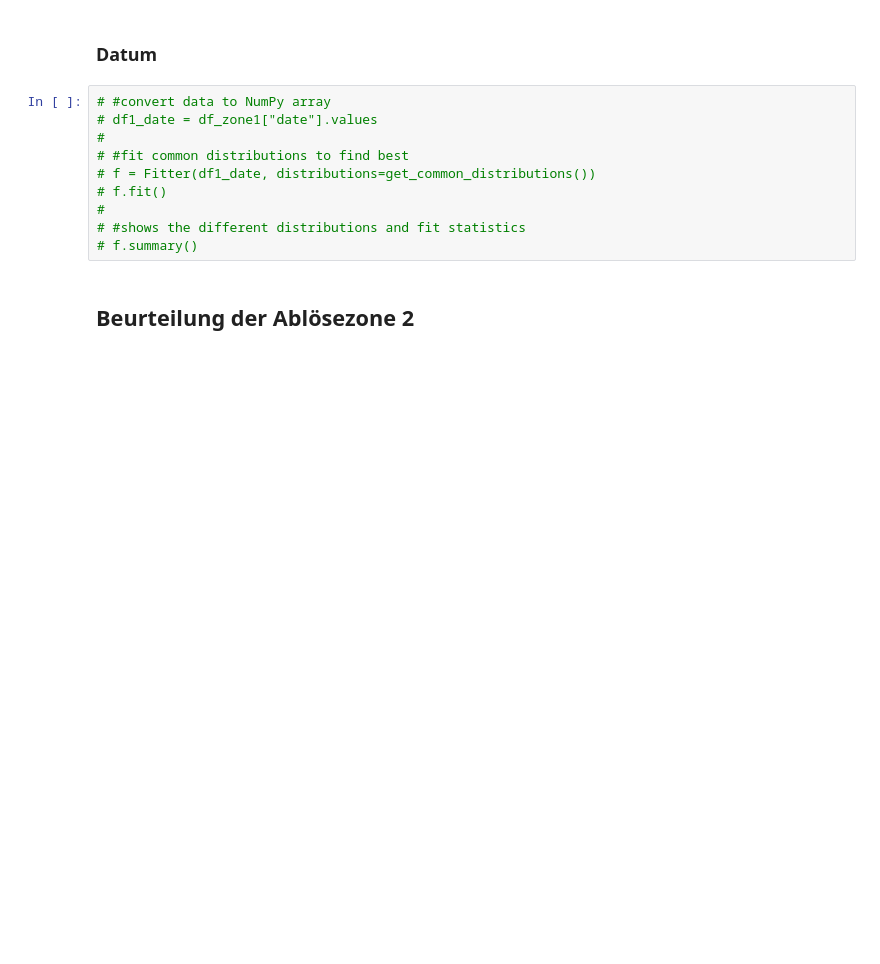
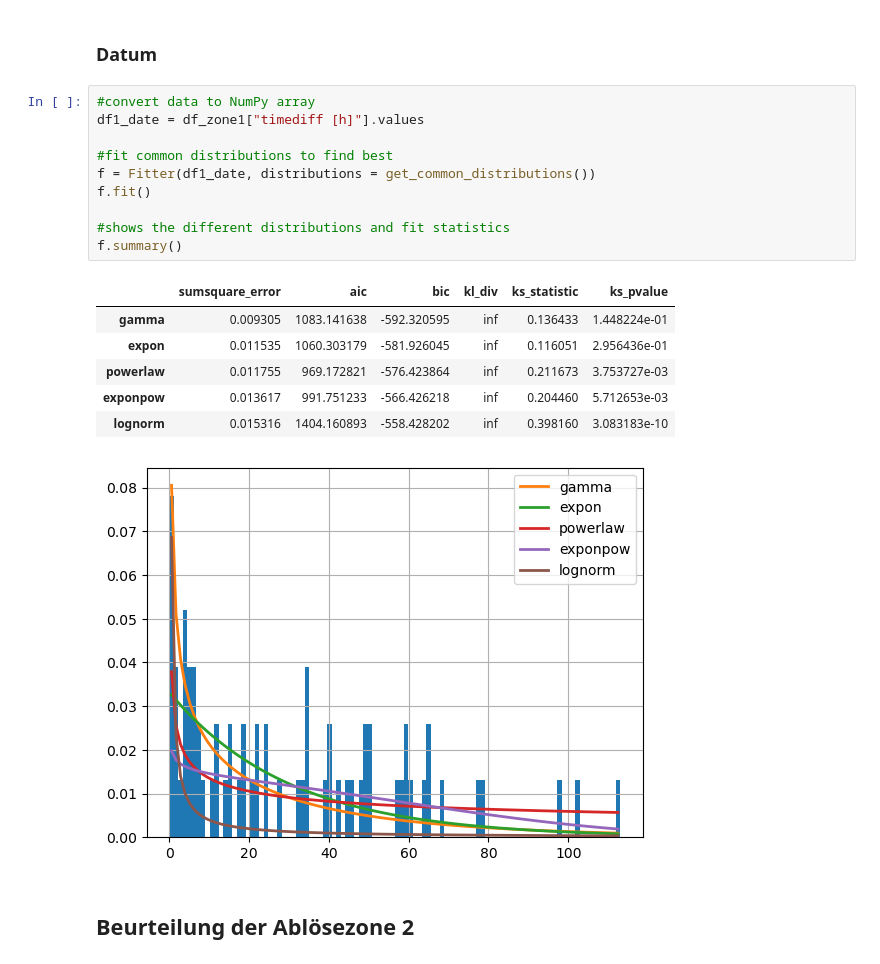
Before and after one commit to ChristianHeeb/cwm1_challenge, a Jupyter notebook: 01_notebook/notebook.ipynb, the cells around one changed output. Cells and saved outputs as stored; diff of their text form; blank space fills up the shorter version.

```diff
--- a/01_notebook/notebook.ipynb
+++ b/01_notebook/notebook.ipynb
@@ -553,15 +638,23 @@ f.summary()
 # %% [markdown]
 ### Datum
 # %%
-# #convert data to NumPy array
-# df1_date = df_zone1["date"].values
-#
-# #fit common distributions to find best
-# f = Fitter(df1_date, distributions=get_common_distributions())
-# f.fit()
-#
-# #shows the different distributions and fit statistics
-# f.summary()
+#convert data to NumPy array
+df1_date = df_zone1["timediff [h]"].values
+
+#fit common distributions to find best
+f = Fitter(df1_date, distributions = get_common_distributions())
+f.fit()
+
+#shows the different distributions and fit statistics
+f.summary()
+# %% [output]
+|  | sumsquare_error | aic | bic | kl_div | ks_statistic | ks_pvalue |
+| gamma | 0.009305 | 1083.141638 | -592.320595 | inf | 0.136433 | 1.448224e-01 |
+| expon | 0.011535 | 1060.303179 | -581.926045 | inf | 0.116051 | 2.956436e-01 |
+| powerlaw | 0.011755 | 969.172821 | -576.423864 | inf | 0.211673 | 3.753727e-03 |
+| exponpow | 0.013617 | 991.751233 | -566.426218 | inf | 0.204460 | 5.712653e-03 |
+| lognorm | 0.015316 | 1404.160893 | -558.428202 | inf | 0.398160 | 3.083183e-10 |
+[figure, added]
 # %% [markdown]
 ## Beurteilung der Ablösezone 2
 # %% [markdown]
```
Also changed, not shown: parts of 13 cells of this notebook.
